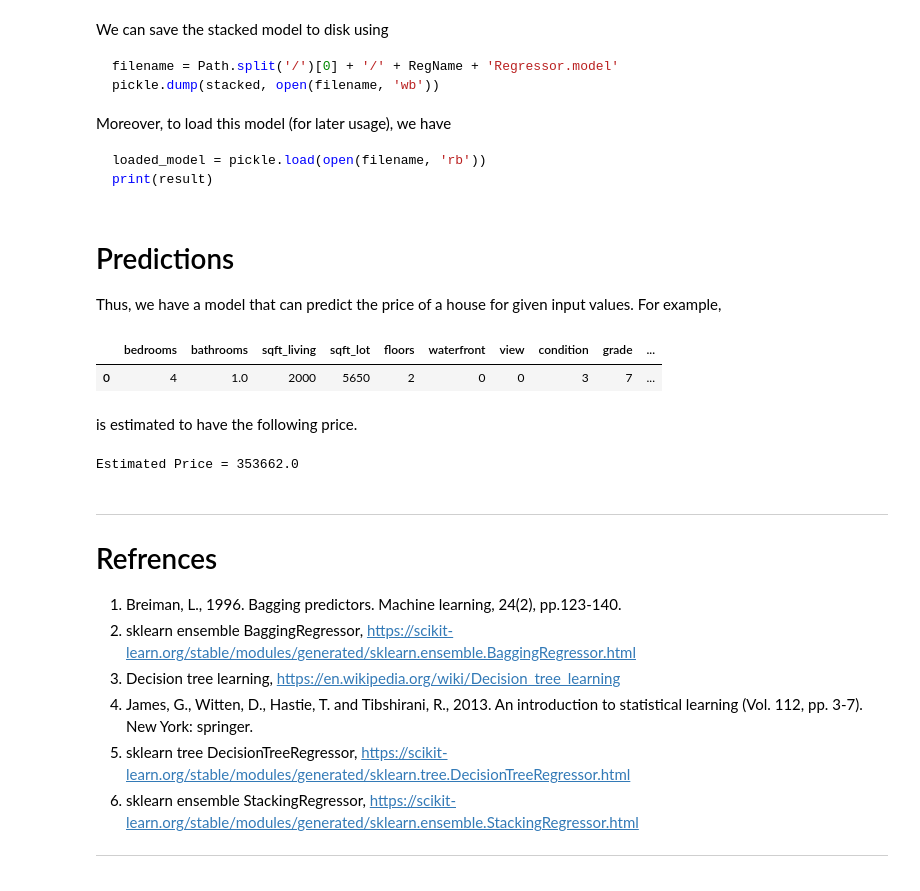
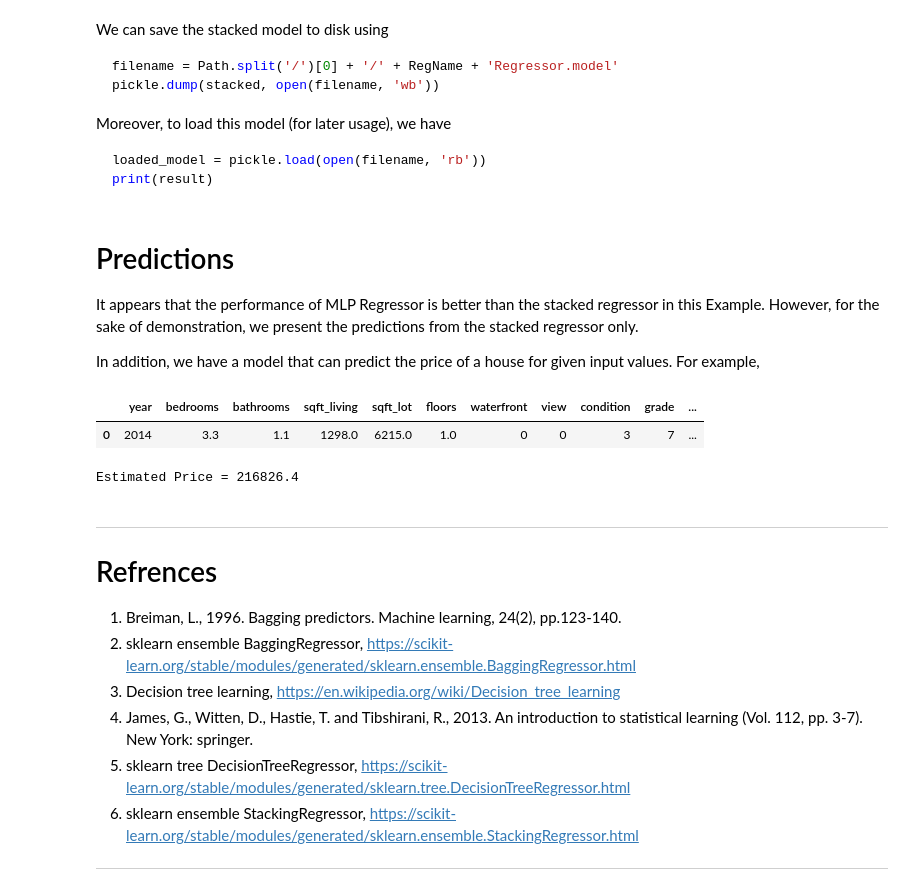
Before and after one commit to HatefDastour/Portfolio, a Jupyter notebook: real_estate/King_County_House_Sales_Stacked_Modeling.ipynb, the cells around one changed output. Cells and saved outputs as stored; diff of their text form; code cells hidden in the pictures.

```diff
--- a/real_estate/King_County_House_Sales_Stacked_Modeling.ipynb
+++ b/real_estate/King_County_House_Sales_Stacked_Modeling.ipynb
@@ -434,26 +375,21 @@ print(result)
 # %% [markdown]
 # Predictions
 
-Thus, we have a model that can predict the price of a house for given input values. For example,
+It appears that the performance of MLP Regressor is better than the stacked regressor in this Example. However, for the sake of demonstration, we present the predictions from the stacked regressor only.
+
+In addition, we have a model that can predict the price of a house for given input values. For example,
-# %%
-Example = df.iloc[0:1,1:]
-Example.bedrooms = 4
-Example.sqft_living = 600
-Example.sqft_living = 2000
-Example.floors = 2
-Example.sqft_above = 1000
-Example.yr_built = 1995
-Example
-# %% [output]
-|  | bedrooms | bathrooms | sqft_living | sqft_lot | floors | waterfront | view | condition | grade | ... |
-| 0 | 4 | 1.0 | 2000 | 5650 | 2 | 0 | 0 | 3 | 7 | ... |
-# %% [markdown]
-is estimated to have the following price.
 # %%
+Example = X.iloc[0:1,:]
+Example[Numeric_Columns]+= 0.1*Example[Numeric_Columns]
+display(Example)
+#----------------------------------------------------------------------
+# Predictions
 Price = stacked.predict(Example)
 print('Estimated Price =', round(Price[0]*(1e6),2))
 # %% [output]
+|  | year | bedrooms | bathrooms | sqft_living | sqft_lot | floors | waterfront | view | condition | grade | ... |
+| 0 | 2014 | 3.3 | 1.1 | 1298.0 | 6215.0 | 1.0 | 0 | 0 | 3 | 7 | ... |
-Estimated Price = 353662.0
+Estimated Price = 216826.4
 # %% [markdown]
 ***
 
```
Also changed, not shown: parts of 29 cells of this notebook.
